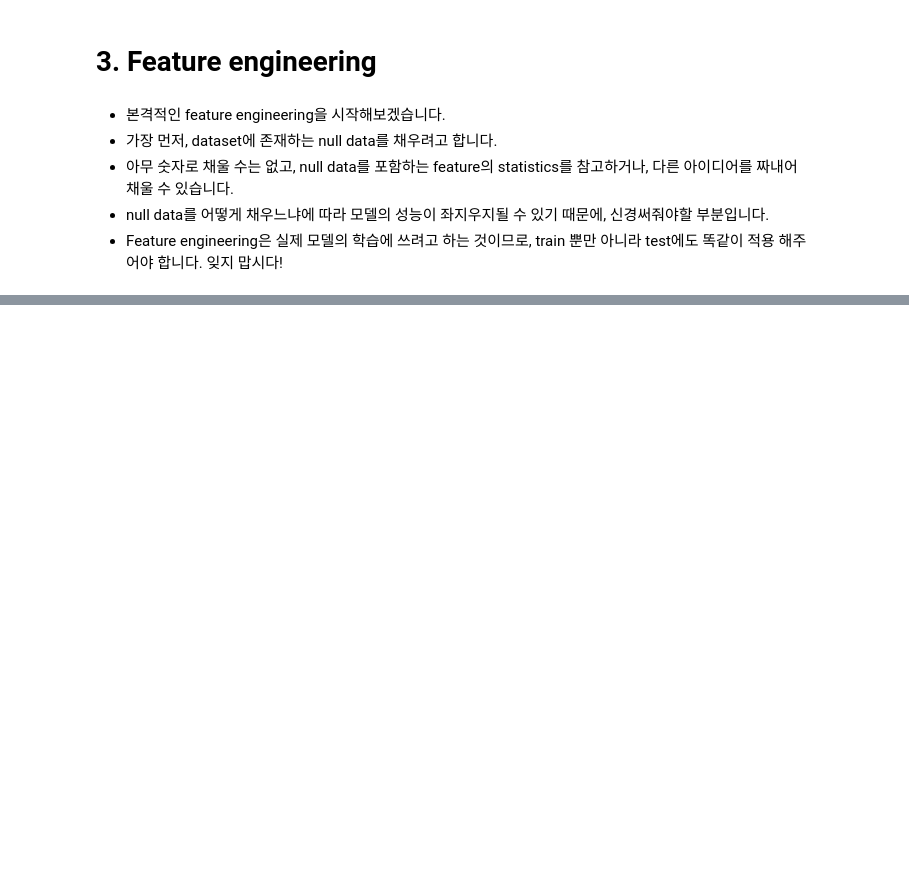
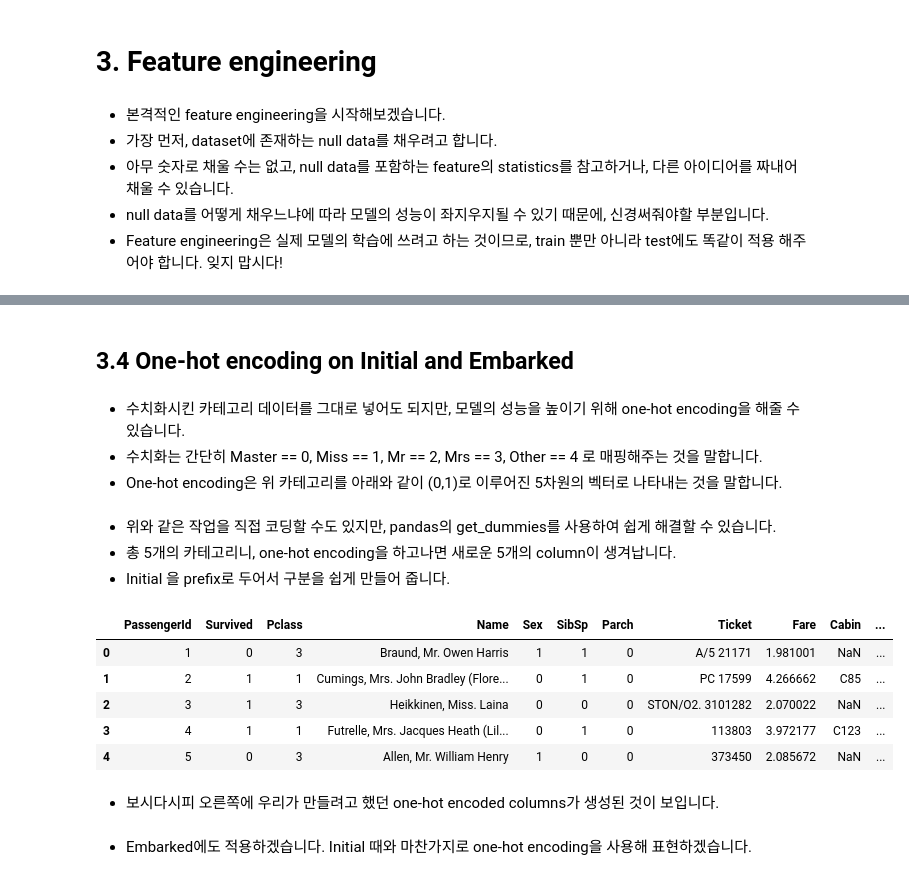
Before and after one commit to JohnHeo04/Day_by_day, a Jupyter notebook: Titanic_practice_3rd.ipynb, the cells around one changed output, grey strips where cells are left out. Cells and saved outputs as stored; diff of their text form; code cells hidden in the pictures; blank space fills up the shorter version.

```diff
--- a/Titanic_practice_3rd.ipynb
+++ b/Titanic_practice_3rd.ipynb
@@ -492,0 +707,26 @@ Name: Ticket, Length: 681, dtype: int64
+# %% [markdown]
+## 3.4 One-hot encoding on Initial and Embarked
+# %% [markdown]
+- 수치화시킨 카테고리 데이터를 그대로 넣어도 되지만, 모델의 성능을 높이기 위해 one-hot encoding을 해줄 수 있습니다.
+- 수치화는 간단히 Master == 0, Miss == 1, Mr == 2, Mrs == 3, Other == 4 로 매핑해주는 것을 말합니다.
+- One-hot encoding은 위 카테고리를 아래와 같이 (0,1)로 이루어진 5차원의 벡터로 나타내는 것을 말합니다.
+# %% [markdown]
+- 위와 같은 작업을 직접 코딩할 수도 있지만, pandas의 get_dummies를 사용하여 쉽게 해결할 수 있습니다.
+- 총 5개의 카테고리니, one-hot encoding을 하고나면 새로운 5개의 column이 생겨납니다.
+- Initial 을 prefix로 두어서 구분을 쉽게 만들어 줍니다.
+# %%
+df_train = pd.get_dummies(df_train, columns=['Initial'], prefix='Initial')
+df_test = pd.get_dummies(df_test, columns=['Initial'], prefix='Initial')
+# %%
+df_train.head()
+# %% [output]
+|  | PassengerId | Survived | Pclass | Name | Sex | SibSp | Parch | Ticket | Fare | Cabin | ... |
+| 0 | 1 | 0 | 3 | Braund, Mr. Owen Harris | 1 | 1 | 0 | A/5 21171 | 1.981001 | NaN | ... |
+| 1 | 2 | 1 | 1 | Cumings, Mrs. John Bradley (Flore... | 0 | 1 | 0 | PC 17599 | 4.266662 | C85 | ... |
+| 2 | 3 | 1 | 3 | Heikkinen, Miss. Laina | 0 | 0 | 0 | STON/O2. 3101282 | 2.070022 | NaN | ... |
+| 3 | 4 | 1 | 1 | Futrelle, Mrs. Jacques Heath (Lil... | 0 | 1 | 0 | 113803 | 3.972177 | C123 | ... |
+| 4 | 5 | 0 | 3 | Allen, Mr. William Henry | 1 | 0 | 0 | 373450 | 2.085672 | NaN | ... |
+# %% [markdown]
+- 보시다시피 오른쪽에 우리가 만들려고 했던 one-hot encoded columns가 생성된 것이 보입니다.
+# %% [markdown]
+- Embarked에도 적용하겠습니다. Initial 때와 마찬가지로 one-hot encoding을 사용해 표현하겠습니다.
```
Also changed, not shown: parts of 84 cells of this notebook.
